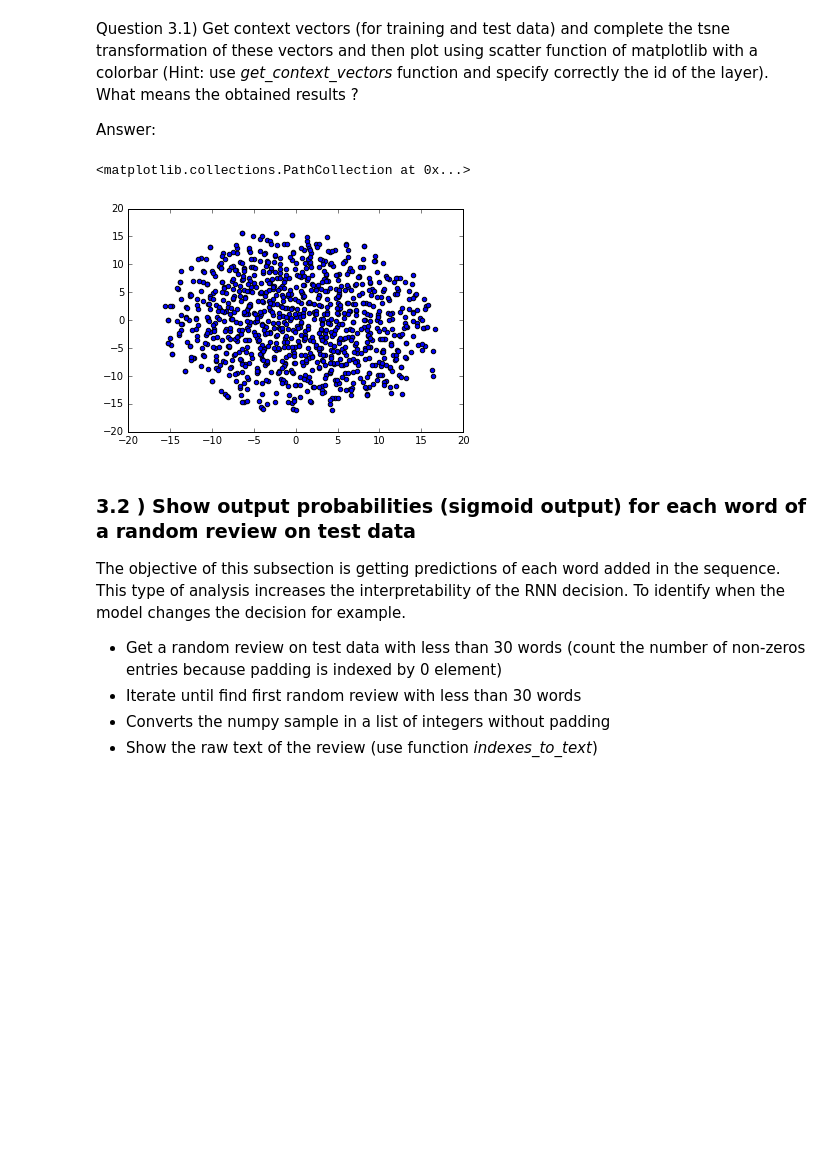
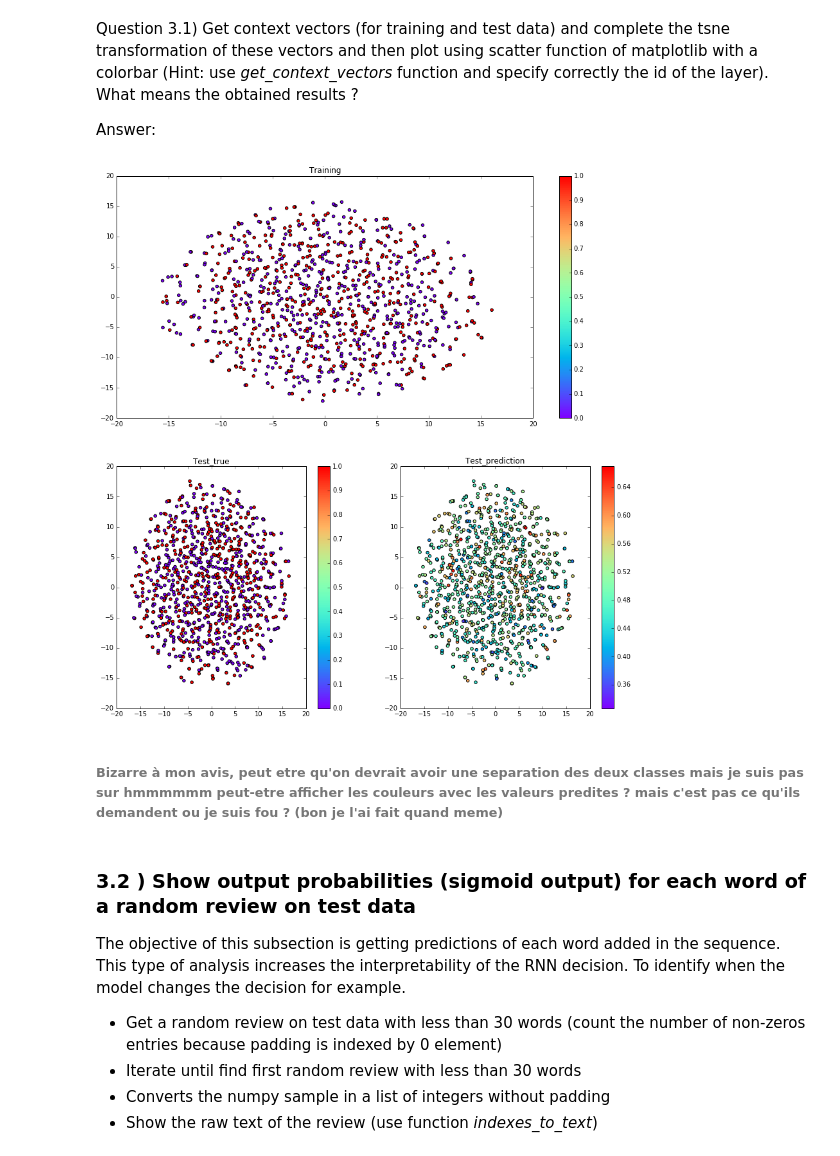
Before and after one commit to Kornflex28/deep502, a Jupyter notebook: LabSession6-RNN-IMDB-student.ipynb, the cells around one changed output. Saved outputs shown, nothing was run; the diff lists cells and outputs as text; code cells hidden in the pictures; blank space fills up the shorter version.

Commit message:
3e reseau et visualisation etrange

```diff
--- a/LabSession6-RNN-IMDB-student.ipynb
+++ b/LabSession6-RNN-IMDB-student.ipynb
@@ -393,0 +437,14 @@ Answer:
+# %%
+# Train model
+batch_size=128
+num_epochs=5
+
+print('Now it takes time...')
+modelLSTM_2.fit(X_train, y_train, batch_size=batch_size, epochs=num_epochs, validation_data=(X_test, y_test), verbose=2)
+
+
+# Evaluate model
+test_loss, acc = modelLSTM_2.evaluate(X_test, y_test, batch_size=batch_size)
+
+print('Test loss: %1.4f' % test_loss)
+print('Test Accuracy: %1.4f' % acc)
@@ -452,12 +524,31 @@ Answer:
 n_subsamples = 1000
 X=get_context_vectors(model,X_train[:n_subsamples],id_rnn_layer=1)
 X_embedded=TSNE(n_components=2).fit_transform(X)
+
+X_t=get_context_vectors(model,X_test[:n_subsamples],id_rnn_layer=1)
+X_test_embedded=TSNE(n_components=2).fit_transform(X_t)
 # %%
 proj_x,proj_y=[x[0] for x in X_embedded],[y[1] for y in X_embedded]
-plt.scatter(proj_x,proj_y)#,c=y_test, cmap='rainbow')
+proj_x_t,proj_y_t=[x[0] for x in X_test_embedded],[y[1] for y in X_test_embedded]
+z_color= model.predict(X_test)
-# %% [output]
-<matplotlib.collections.PathCollection at 0x...>
-[figure, removed]
+# %%
+plt.subplot(211)
+plt.scatter(proj_x,proj_y,c=y_train[:n_subsamples], cmap='rainbow')
+plt.colorbar()
+plt.title("Training")
+plt.subplot(223)
+plt.title("Test_true")
+plt.scatter(proj_x_t,proj_y_t,c=y_test[:n_subsamples], cmap='rainbow')
+plt.colorbar()
+plt.subplot(224)
+plt.title("Test_prediction")
+plt.scatter(proj_x_t,proj_y_t,c=z_color[:n_subsamples], cmap='rainbow')
+plt.colorbar()
+plt.subplots_adjust(top=3,right=2)
+# %% [output]
+[figure, added]
+# %% [markdown]
+###### Bizarre à mon avis, peut etre qu'on devrait avoir une separation des deux classes mais je suis pas sur hmmmmmm  peut-etre afficher les couleurs avec les valeurs predites ? mais c'est pas ce qu'ils demandent ou je suis fou ? (bon je l'ai fait quand meme)
 # %%
 # Please get context vectors and complete the tsne transformation of these vectors
 ### CELL TO COMPLETE (~ 4 lines)
```
Also changed, not shown: parts of 10 cells of this notebook.
